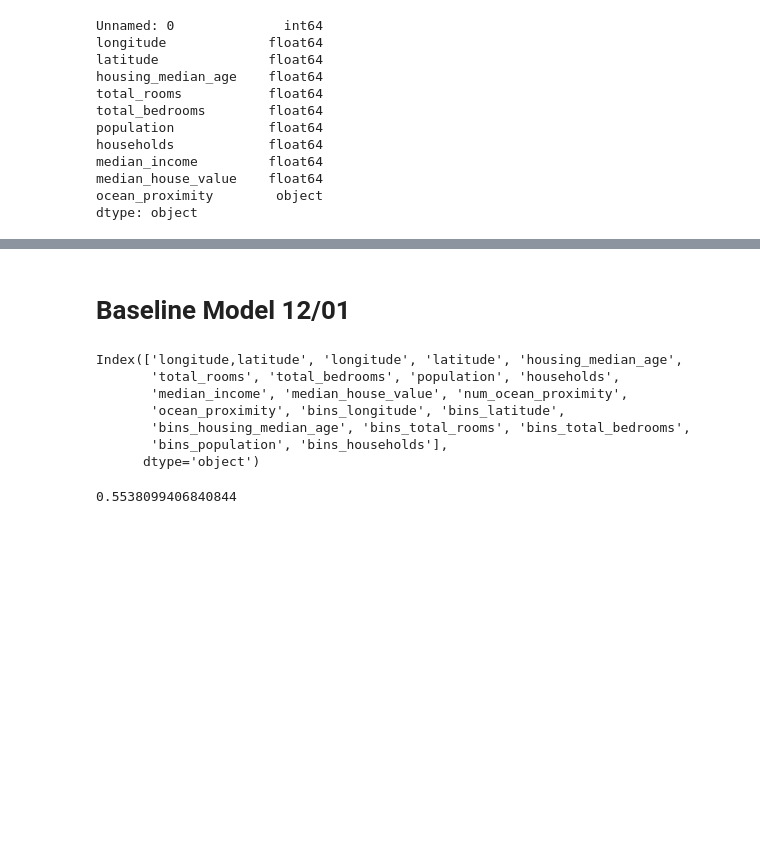
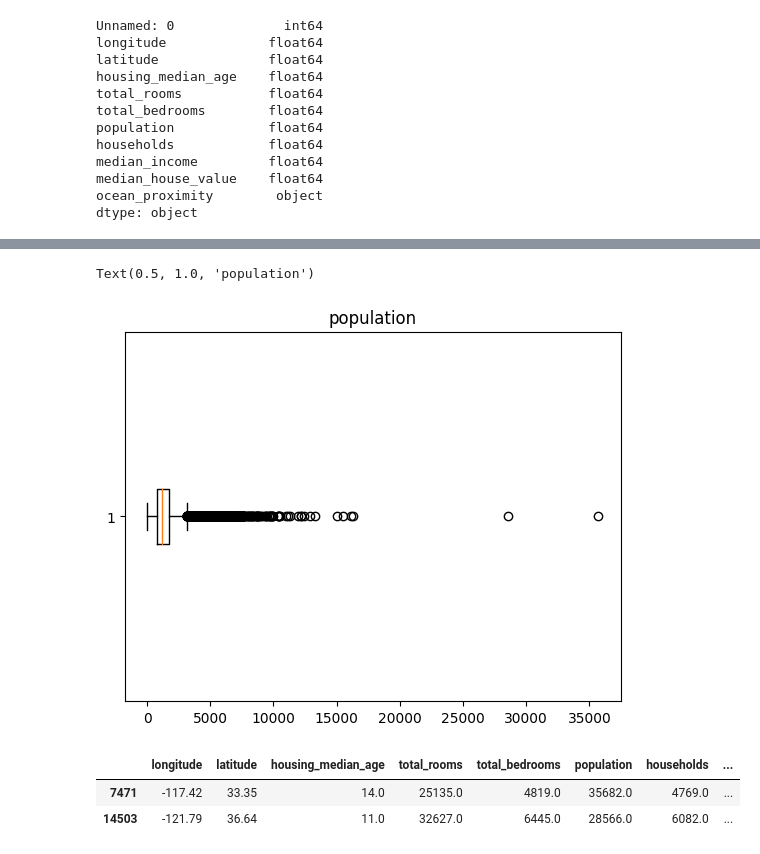
Before and after one commit to MMailleur/renduimmoreg, a Jupyter notebook: Notebook_EDA.ipynb, the cells around one changed output, grey strips where cells are left out. Saved outputs shown, nothing was run; the diff lists cells and outputs as text; code cells hidden in the pictures; blank space fills up the shorter version.

```diff
--- a/Notebook_EDA.ipynb
+++ b/Notebook_EDA.ipynb
@@ -337,2 +215,0 @@ array([[<AxesSubplot:title={'center':'longitude'}>,
-# %% [markdown]
-# Baseline Model 12/01
@@ -346,28 +216,15 @@ model = LinearRegression()
-# %%
-df_clean.columns
-# %% [output]
-Index(['longitude,latitude', 'longitude', 'latitude', 'housing_median_age',
-       'total_rooms', 'total_bedrooms', 'population', 'households',
-       'median_income', 'median_house_value', 'num_ocean_proximity',
-       'ocean_proximity', 'bins_longitude', 'bins_latitude',
-       'bins_housing_median_age', 'bins_total_rooms', 'bins_total_bedrooms',
-       'bins_population', 'bins_households'],
-      dtype='object')
-# %%
-# Choose your feature and your target
-X = df_clean[['total_rooms', 'total_bedrooms', 'population',"households","median_income"]]
-y = df_clean['median_house_value']
-
-# Splitting the data
-X_train, X_test, y_train, y_test = train_test_split(X, y, test_size=.3, random_state=1)
-
-# Choose your model
-model = LinearRegression()
-
-# Fit the model with the train set
-model.fit(X_train, y_train)
-
-# Evaluate the model with the test set
-model.score(X_test, y_test)
-# %% [output]
-0.5538099406840844
+# %%
+#Let's see what those point are
+fig, ax = plt.subplots()
+ax.boxplot(df_clean["population"], vert=0)
+plt.title(label="population")
+# %% [output]
+Text(0.5, 1.0, 'population')
+[figure, added]
+# %%
+#The 2 location wich are real heavy outlier
+df_clean[df_clean["population"] > 20000]
+# %% [output]
+|  | longitude | latitude | housing_median_age | total_rooms | total_bedrooms | population | households | ... |
+| 7471 | -117.42 | 33.35 | 14.0 | 25135.0 | 4819.0 | 35682.0 | 4769.0 | ... |
+| 14503 | -121.79 | 36.64 | 11.0 | 32627.0 | 6445.0 | 28566.0 | 6082.0 | ... |
```
Also changed, not shown: parts of 52 cells of this notebook, 3 other files.
